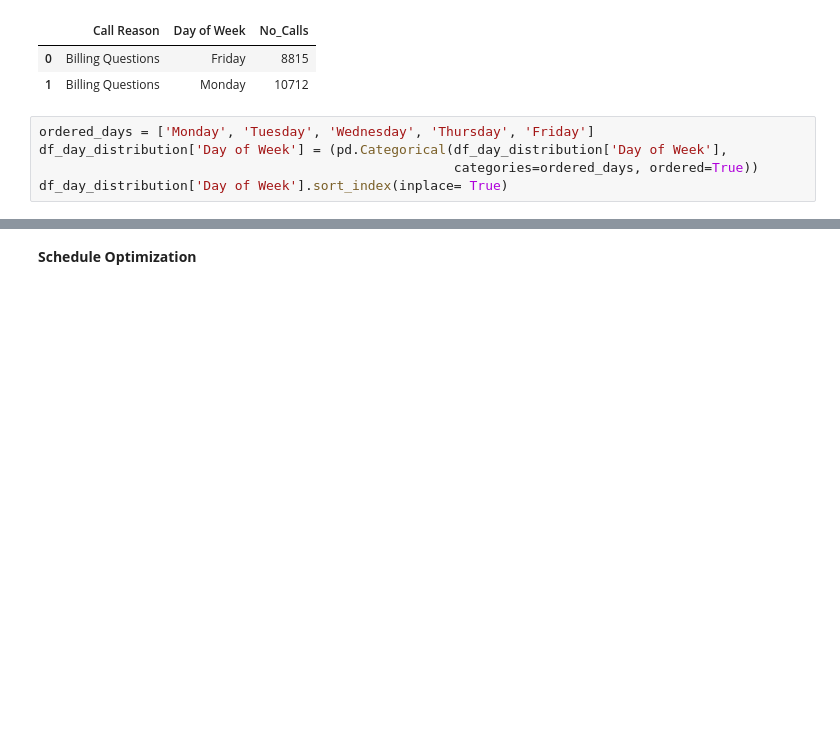
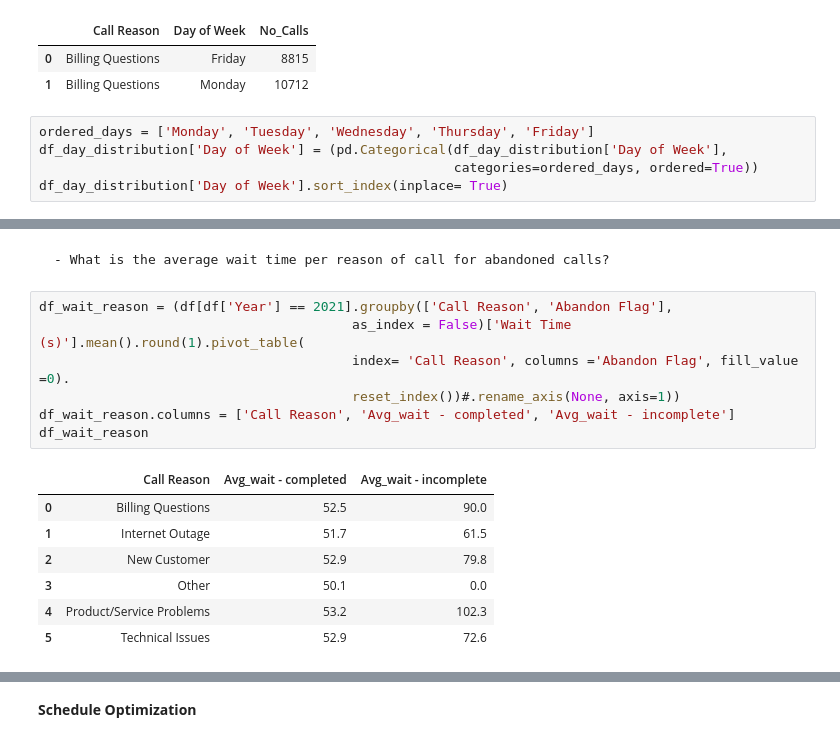
Before and after one commit to diana-kungu/RWDF, a Jupyter notebook: Call Center Operations Analytics/call_center.ipynb, the cells around one changed output, grey strips where cells are left out. Saved outputs shown, nothing was run; the diff lists cells and outputs as text; blank space fills up the shorter version.

```diff
--- a/Call Center Operations Analytics/call_center.ipynb
+++ b/Call Center Operations Analytics/call_center.ipynb
@@ -248,0 +253,17 @@ plt.show()
+# %% [markdown]
+    - What is the average wait time per reason of call for abandoned calls?
+# %%
+df_wait_reason = (df[df['Year'] == 2021].groupby(['Call Reason', 'Abandon Flag'],
+                                        as_index = False)['Wait Time (s)'].mean().round(1).pivot_table(
+                                        index= 'Call Reason', columns ='Abandon Flag', fill_value =0).
+                                        reset_index())#.rename_axis(None, axis=1))
+df_wait_reason.columns = ['Call Reason', 'Avg_wait - completed', 'Avg_wait - incomplete']
+df_wait_reason
+# %% [output]
+|  | Call Reason | Avg_wait - completed | Avg_wait - incomplete |
+| 0 | Billing Questions | 52.5 | 90.0 |
+| 1 | Internet Outage | 51.7 | 61.5 |
+| 2 | New Customer | 52.9 | 79.8 |
+| 3 | Other | 50.1 | 0.0 |
+| 4 | Product/Service Problems | 53.2 | 102.3 |
+| 5 | Technical Issues | 52.9 | 72.6 |
```
Also changed, not shown: parts of 11 cells of this notebook.
